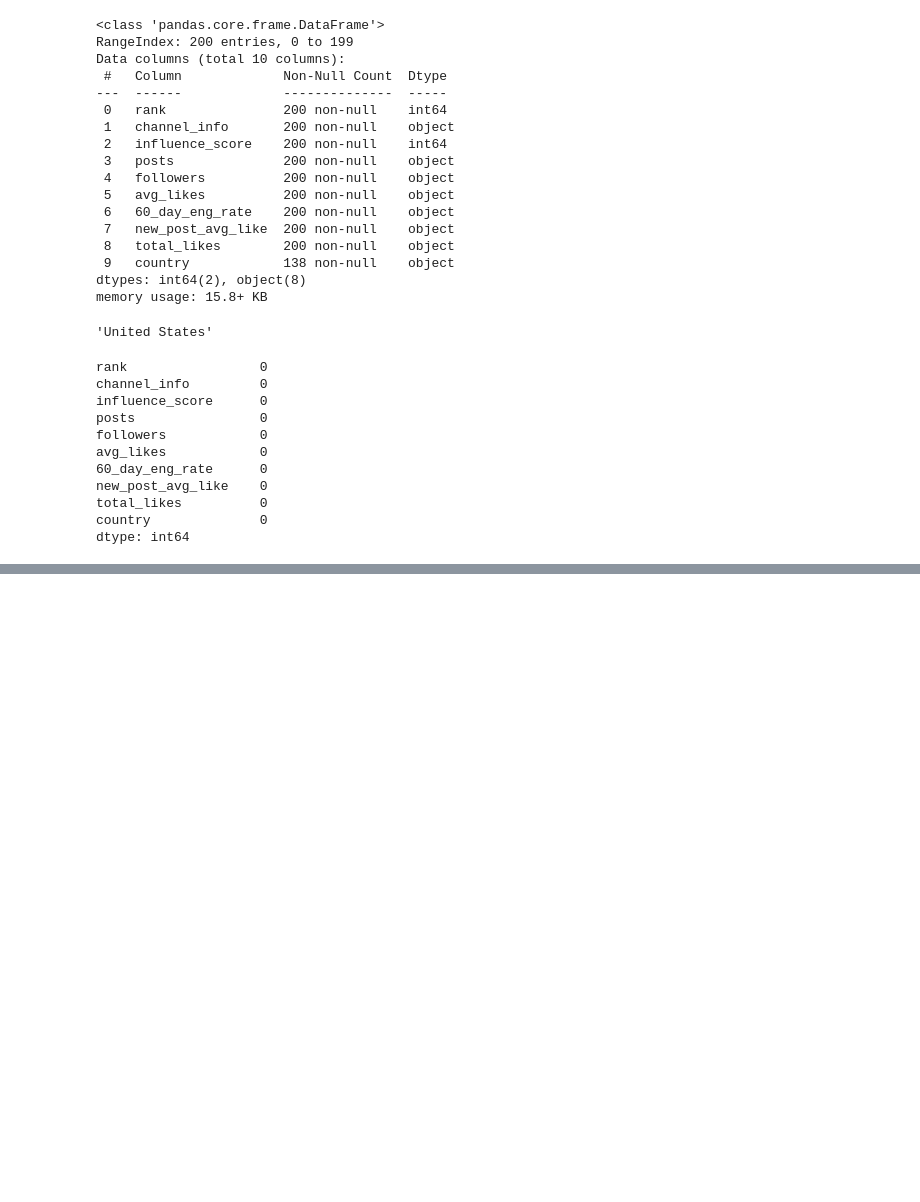
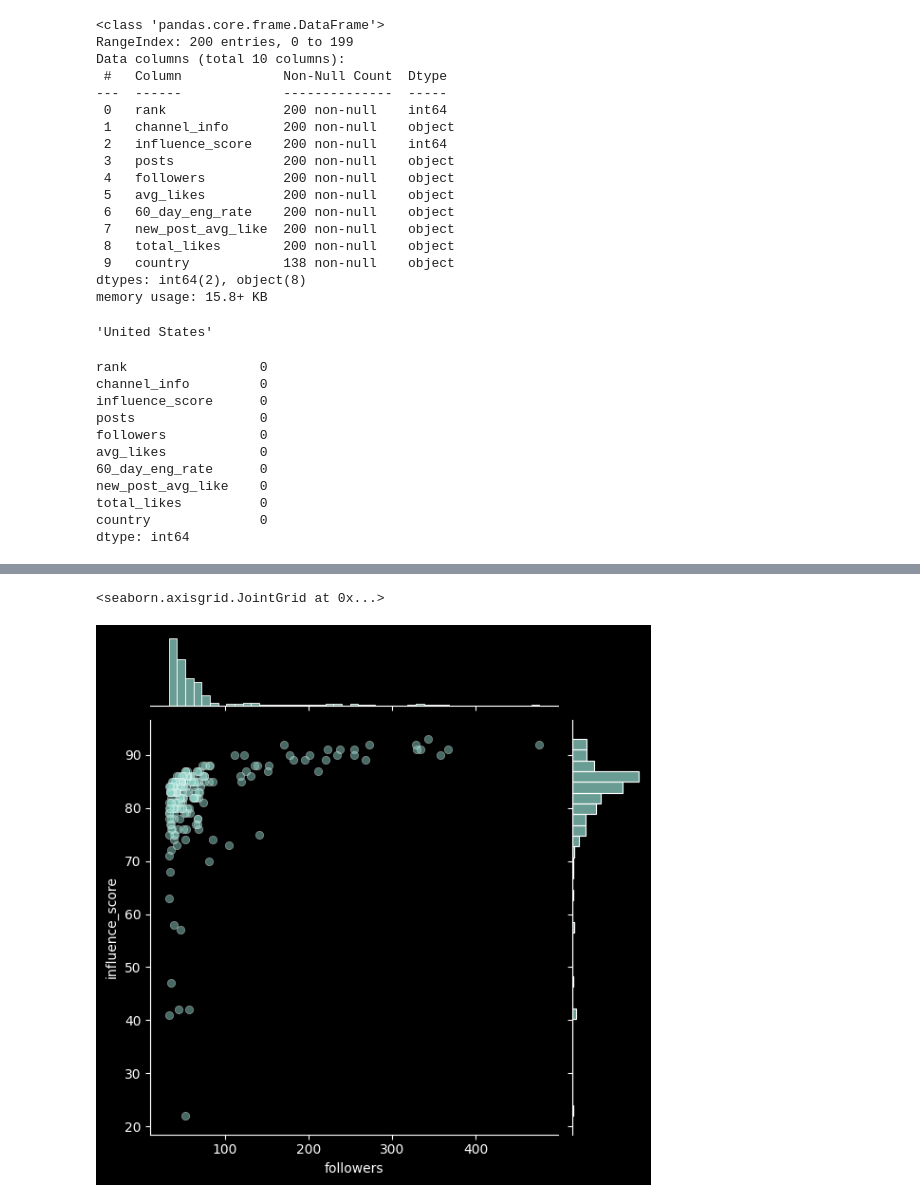
Before and after one commit to mozzam123/Influencer-Impact-Analysis-DecisionTrees, a Jupyter notebook: main.ipynb, the cells around one changed output, grey strips where cells are left out. Drawn from its saved outputs; the diff is of its cells as text; code cells hidden in the pictures; blank space fills up the shorter version.

Commit message:
added preprocessing and visualization to find relations

```diff
--- a/main.ipynb
+++ b/main.ipynb
@@ -91,0 +71,5 @@ Name: posts, Length: 200, dtype: object
+# %%
+# Removed the 'rank' column as it is of no use because our target variable is 'influence_score'
+
+dataset.drop(['rank', 'channel_info'], axis=1, inplace=True)
+dataset.head()
@@ -91,0 +83,18 @@ Name: posts, Length: 200, dtype: object
+# %%
+def convert_to_number(value):
+    if 'm' in value:
+        return float(value.replace('m', ''))
+    elif '%' in value:
+        return float(value.replace('%', ''))
+    elif 'b' in value:
+        return float(value.replace('b', ''))
+    elif 'k' in value:
+        return float(value.replace('k', ''))
+
+    else:
+        return float(value)
+# %%
+cols_to_convert = ["posts", 'followers', 'avg_likes', '60_day_eng_rate', 'new_post_avg_like', 'total_likes']
+dataset[cols_to_convert] = dataset[cols_to_convert].map(convert_to_number)
+
+dataset.head()
@@ -91,0 +108,5 @@ Name: posts, Length: 200, dtype: object
+# %%
+sns.jointplot(x="followers", y="influence_score", data=dataset, alpha=0.5)
+# %% [output]
+<seaborn.axisgrid.JointGrid at 0x...>
+[figure, added]
```
Also changed, not shown: parts of 7 cells of this notebook.
